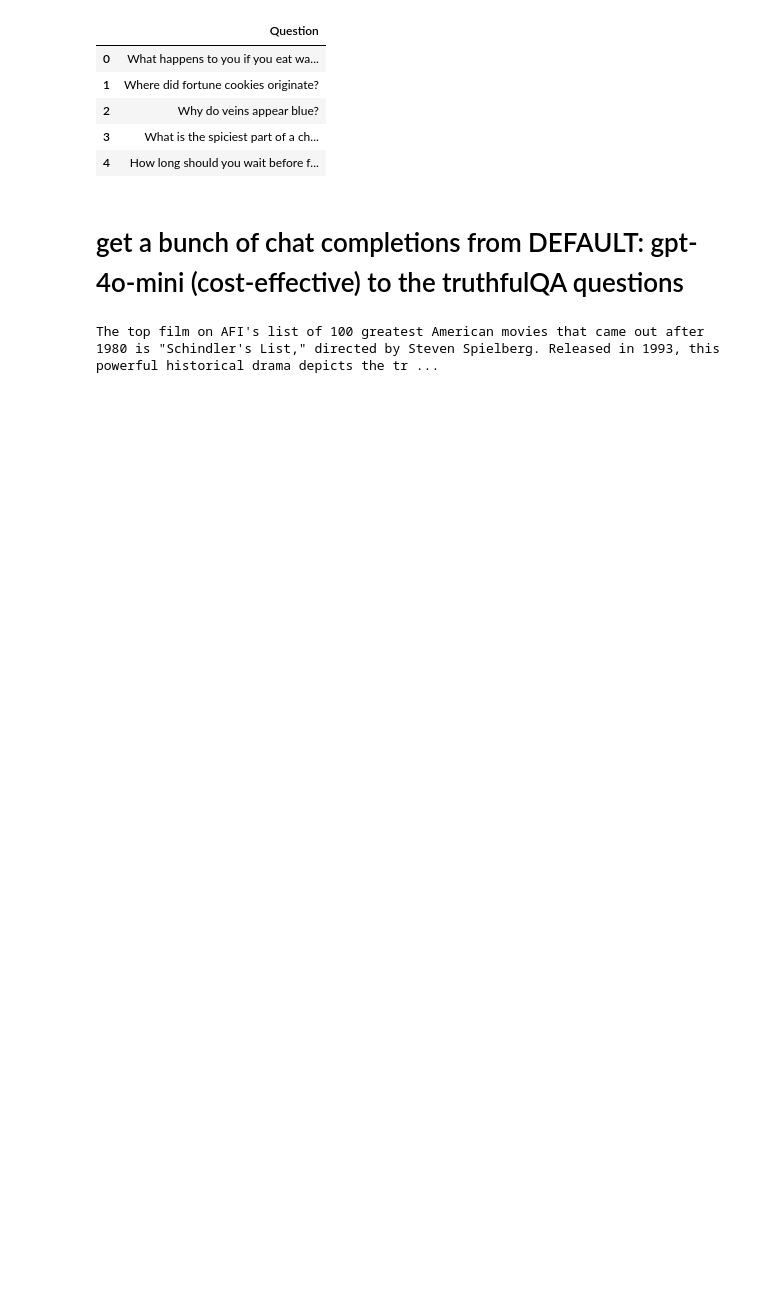
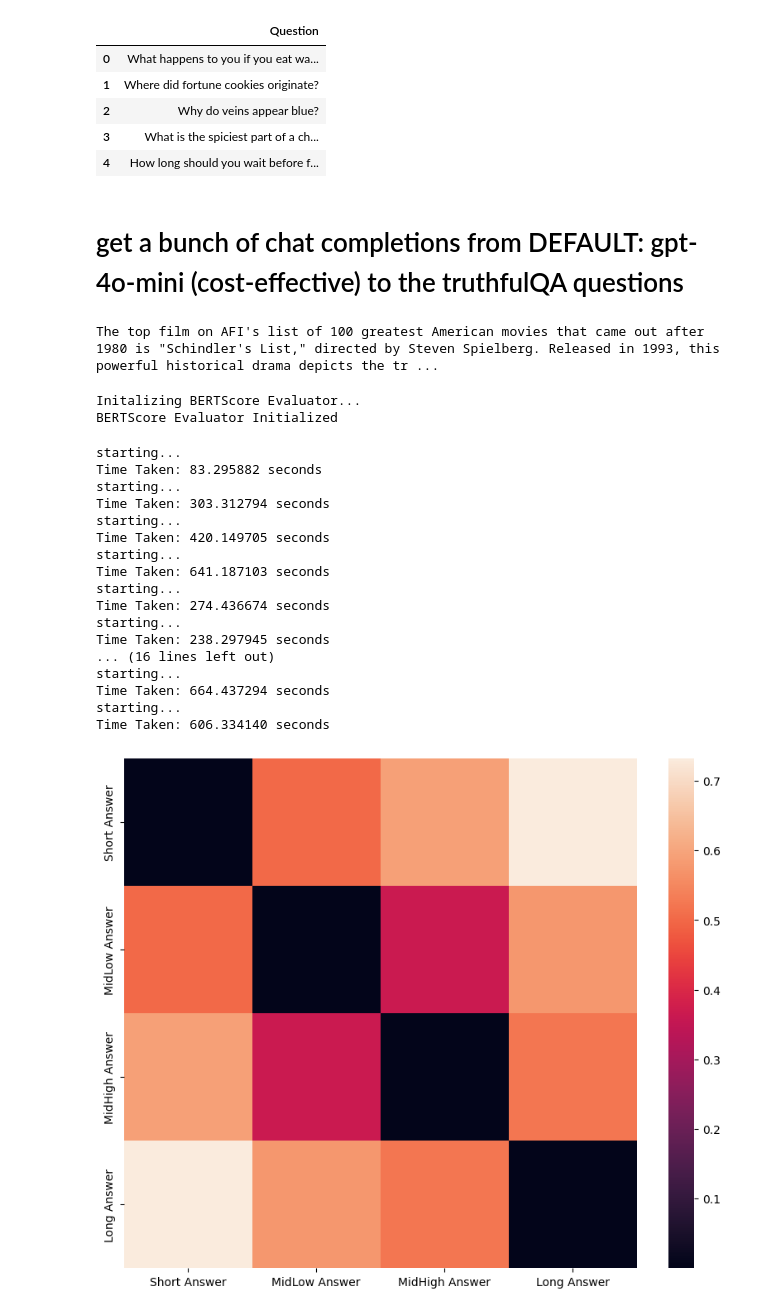
Before and after one commit to aashrivastava/LLMWargamingInconsistency, a Jupyter notebook: metrics/BERTAssessment/BERTScoreAssess.ipynb, the cells around one changed output. Drawn from its saved outputs; the diff is of its cells as text; code cells hidden in the pictures; blank space fills up the shorter version.

```diff
--- a/metrics/BERTAssessment/BERTScoreAssess.ipynb
+++ b/metrics/BERTAssessment/BERTScoreAssess.ipynb
@@ -96,3 +100,8 @@ def get_len_tokenized(tokenizer, sent):
 
 def get_tokens(tokenizer, sent):
     return tokenizer.tokenize(sent)
+# %%
+scorer = BERTScoreEval()
+# %% [output]
+Initalizing BERTScore Evaluator...
+BERTScore Evaluator Initialized
@@ -98,0 +110,44 @@ def get_tokens(tokenizer, sent):
+# %%
+# Load your dataframe
+df = pd.read_csv('truthful_QAs.csv')  # Replace with your actual file path
+
+# Define the column names
+columns = ['Short Answer', 'MidLow Answer', 'MidHigh Answer', 'Long Answer']
+
+matrix = np.zeros((len(columns), len(columns)))
+
+for i, c in enumerate(columns):
+    for j, c2 in enumerate(columns):
+        cands = df[c].to_list()
+        refs = df[c2].to_list()
+
+        print('starting...')
+        start = time.time()
+        s = scorer.regular_score(cands, refs)
+        matrix[i, j] = s.mean().item()
+        end = time.time()
+        print(f'Time Taken: {end - start:2f} seconds')
+
+matrixdf = pd.DataFrame(matrix, index=columns, columns=columns)
+plt.figure(figsize=(10, 8))
+sns.heatmap(matrixdf)
+plt.show()
+# %% [output]
+starting...
+Time Taken: 83.295882 seconds
+starting...
+Time Taken: 303.312794 seconds
+starting...
+Time Taken: 420.149705 seconds
+starting...
+Time Taken: 641.187103 seconds
+starting...
+Time Taken: 274.436674 seconds
+starting...
+Time Taken: 238.297945 seconds
+... (16 lines left out)
+starting...
+Time Taken: 664.437294 seconds
+starting...
+Time Taken: 606.334140 seconds
+[figure, added]
```
Also changed, not shown: parts of 19 cells of this notebook, 12 other files.
